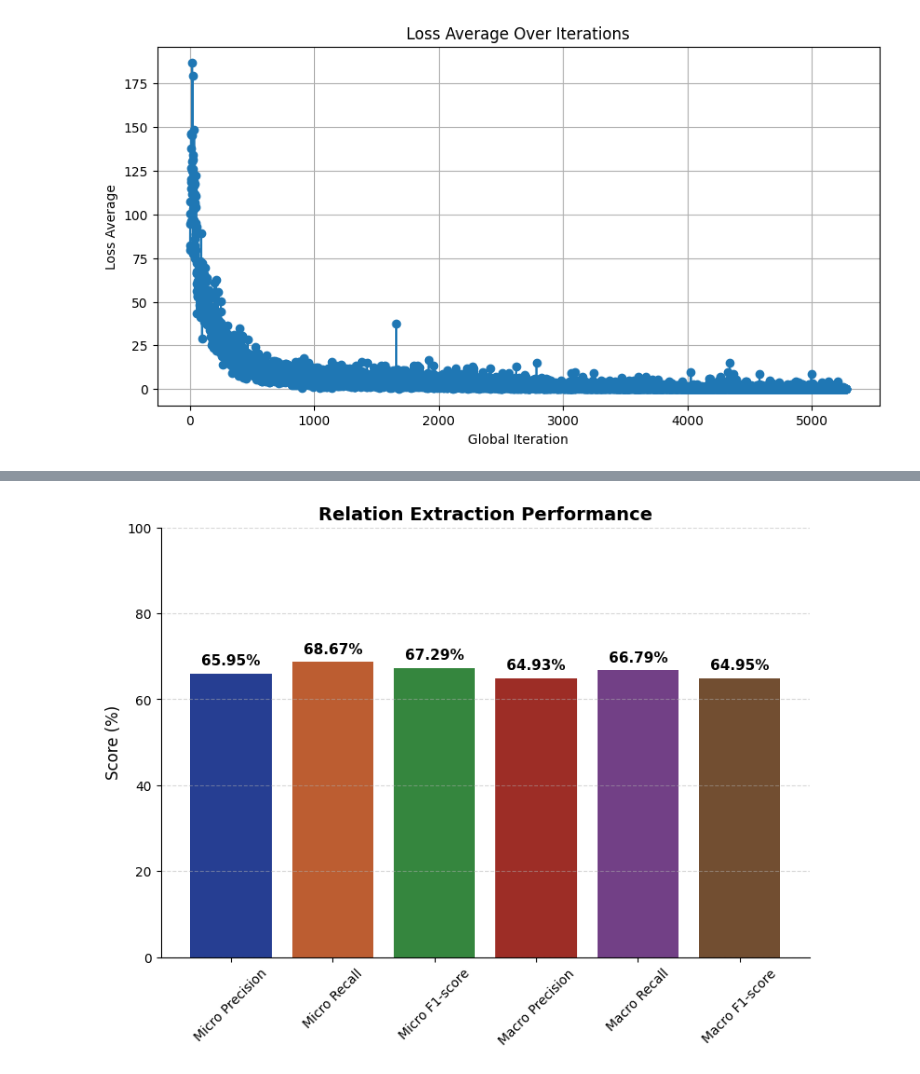
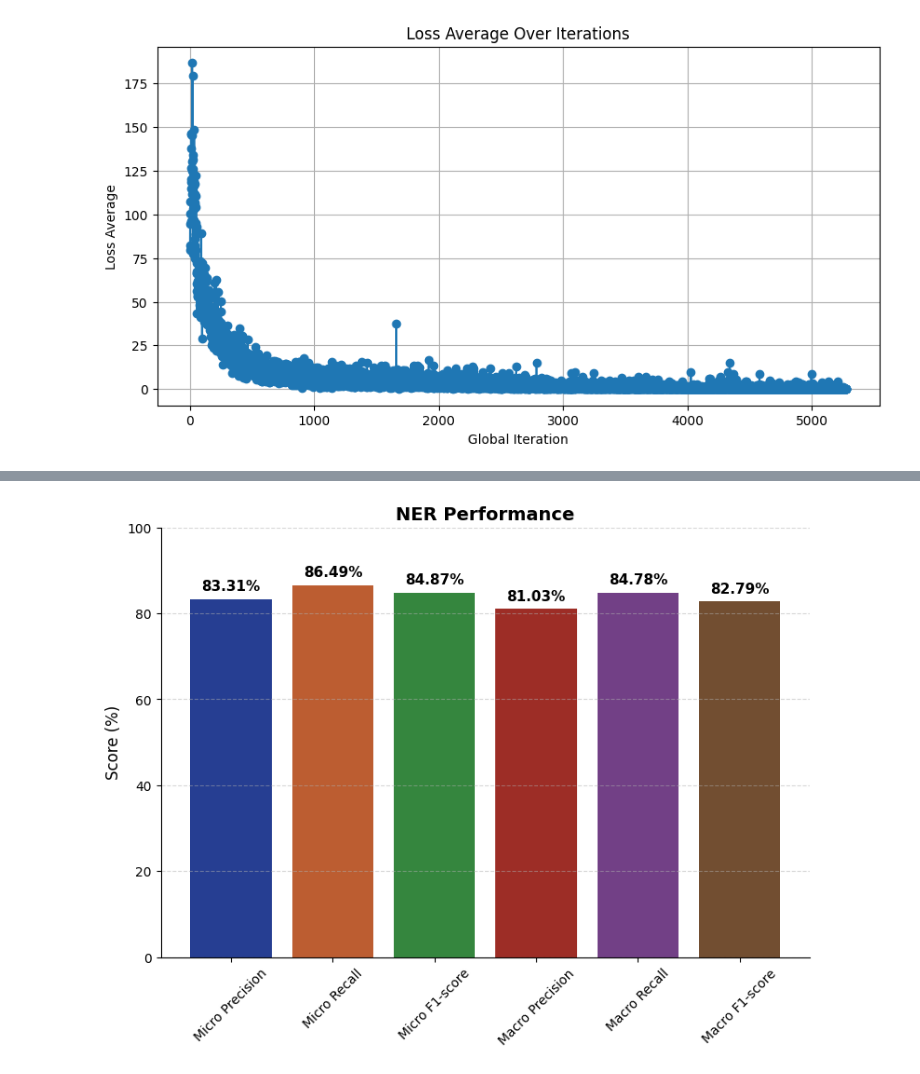
Before and after one commit to surya-selvakumar/RelationExtraction-CNN, a Jupyter notebook: Training.ipynb, the cells around one changed output, grey strips where cells are left out. Cells and saved outputs as stored; diff of their text form; code cells hidden in the pictures.

```diff
--- a/Training.ipynb
+++ b/Training.ipynb
@@ -143,42 +143,39 @@ Streaming output truncated to the last 5000 lines.
 # %%
 import pandas as pd
 import matplotlib.pyplot as plt
 import seaborn as sns
 
 # Load the CSV file
-file_path = "./processed_data/log/fire_eval_log/2025-03-06_19:53:07.503611/eval_test.csv"  # Change this if needed
+file_path = "./processed_data/log/fire_eval_log/2025-03-06_22:02:36.950203/eval_test.csv"  # Change this if needed
 df = pd.read_csv(file_path, sep=";")  # Assuming values are separated by semicolons
 
-# Extract relation extraction metrics
-rel_metrics = {
-    "Micro Precision": df["rel_prec_micro"].values[0],
-    "Micro Recall": df["rel_rec_micro"].values[0],
-    "Micro F1-score": df["rel_f1_micro"].values[0],
-    "Macro Precision": df["rel_prec_macro"].values[0],
-    "Macro Recall": df["rel_rec_macro"].values[0],
-    "Macro F1-score": df["rel_f1_macro"].values[0],
+
+# NER metrics
+ner_metrics = {
+    "Micro Precision": df["ner_prec_micro"].values[0],
+    "Micro Recall": df["ner_rec_micro"].values[0],
+    "Micro F1-score": df["ner_f1_micro"].values[0],
+    "Macro Precision": df["ner_prec_macro"].values[0],
+    "Macro Recall": df["ner_rec_macro"].values[0],
+    "Macro F1-score": df["ner_f1_macro"].values[0],
 }
 
-# Define a professional color palette
-colors = sns.color_palette("dark", n_colors=len(rel_metrics))
-
-# Create bar plot
+# Create bar plot for NER performance
 plt.figure(figsize=(9, 6))
-bars = plt.bar(rel_metrics.keys(), rel_metrics.values(), color=colors, alpha=0.85)
+bars = plt.bar(ner_metrics.keys(), ner_metrics.values(), color=sns.color_palette("dark", n_colors=len(ner_metrics)), alpha=0.85)
 plt.ylabel("Score (%)", fontsize=12)
-plt.title("Relation Extraction Performance", fontsize=14, fontweight="bold")
+plt.title("NER Performance", fontsize=14, fontweight="bold")
 plt.xticks(rotation=45, fontsize=10)
 plt.ylim(0, 100)
 plt.grid(axis="y", linestyle="--", alpha=0.5)
 
-# Display values on bars with improved styling
+# Display values on bars
 for bar in bars:
     yval = bar.get_height()
-    plt.text(bar.get_x() + bar.get_width()/2, yval + 2, f"{yval:.2f}%",
-             ha='center', fontsize=11, fontweight="bold", color="black")
+    plt.text(bar.get_x() + bar.get_width()/2, yval + 2, f"{yval:.2f}%", ha='center', fontsize=11, fontweight="bold", color="black")
 
 # Show plot with seaborn styling
 sns.despine()
 plt.show()
 # %% [output]
-[figure, old version]
+[figure, new version]
```
Also changed, not shown: parts of 4 cells of this notebook.
